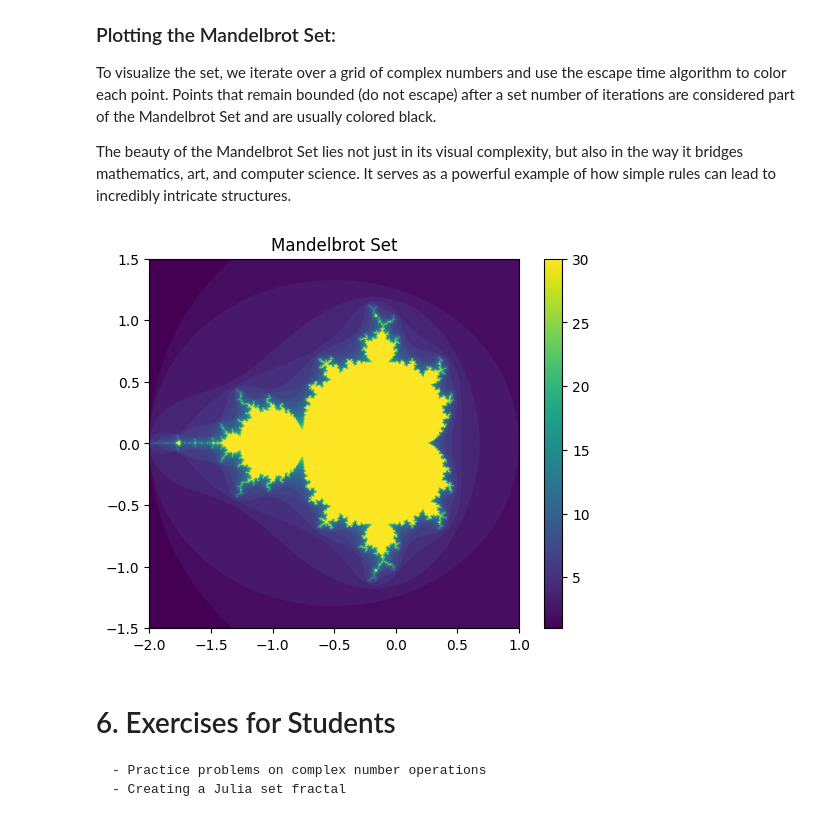
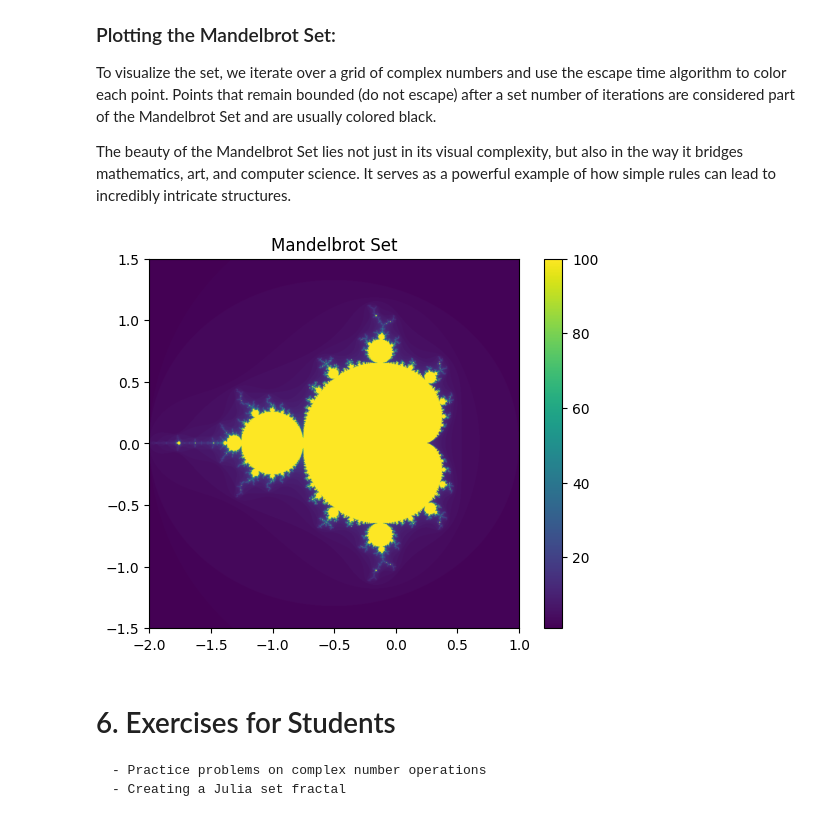
Before and after one commit to JuanCruzSalamanca/Espacios-vectoriales-complejos, a Jupyter notebook: ComplexIntro.ipynb, the cells around one changed output. Cells and saved outputs as stored; diff of their text form; code cells hidden in the pictures.

```diff
--- a/ComplexIntro.ipynb
+++ b/ComplexIntro.ipynb
@@ -298,35 +275,35 @@ The beauty of the Mandelbrot Set lies not just in its visual complexity, but als
 # %%
 # Example: Generating a Mandelbrot set
 
 import numpy as np
 import matplotlib.pyplot as plt
 
 def mandelbrot(c, max_iter):
     z = 0
     for n in range(max_iter):
         if abs(z) > 2:
             return n
         z = z*z + c
     return max_iter
 
 # Create a grid of complex numbers
 pixels = 800
-max_iter = 30
+max_iter = 100
 x = np.linspace(-2, 1, pixels)
 y = np.linspace(-1.5, 1.5, pixels)
 xx, yy = np.meshgrid(x, y)
 c = xx + yy*1j
 
 # Compute Mandelbrot set
 mandelbrot_set = np.array([mandelbrot(ci, max_iter) for ci in c.ravel()]).reshape(c.shape)
 
 # Plot
 plt.imshow(mandelbrot_set, extent=[-2, 1, -1.5, 1.5])
 plt.colorbar()
 plt.title("Mandelbrot Set")
 plt.show()
 # %% [output]
-[figure, old version]
+[figure, new version]
 # %% [markdown]
 # 6. Exercises for Students
     - Practice problems on complex number operations
```
Also changed, not shown: parts of 11 cells of this notebook.
